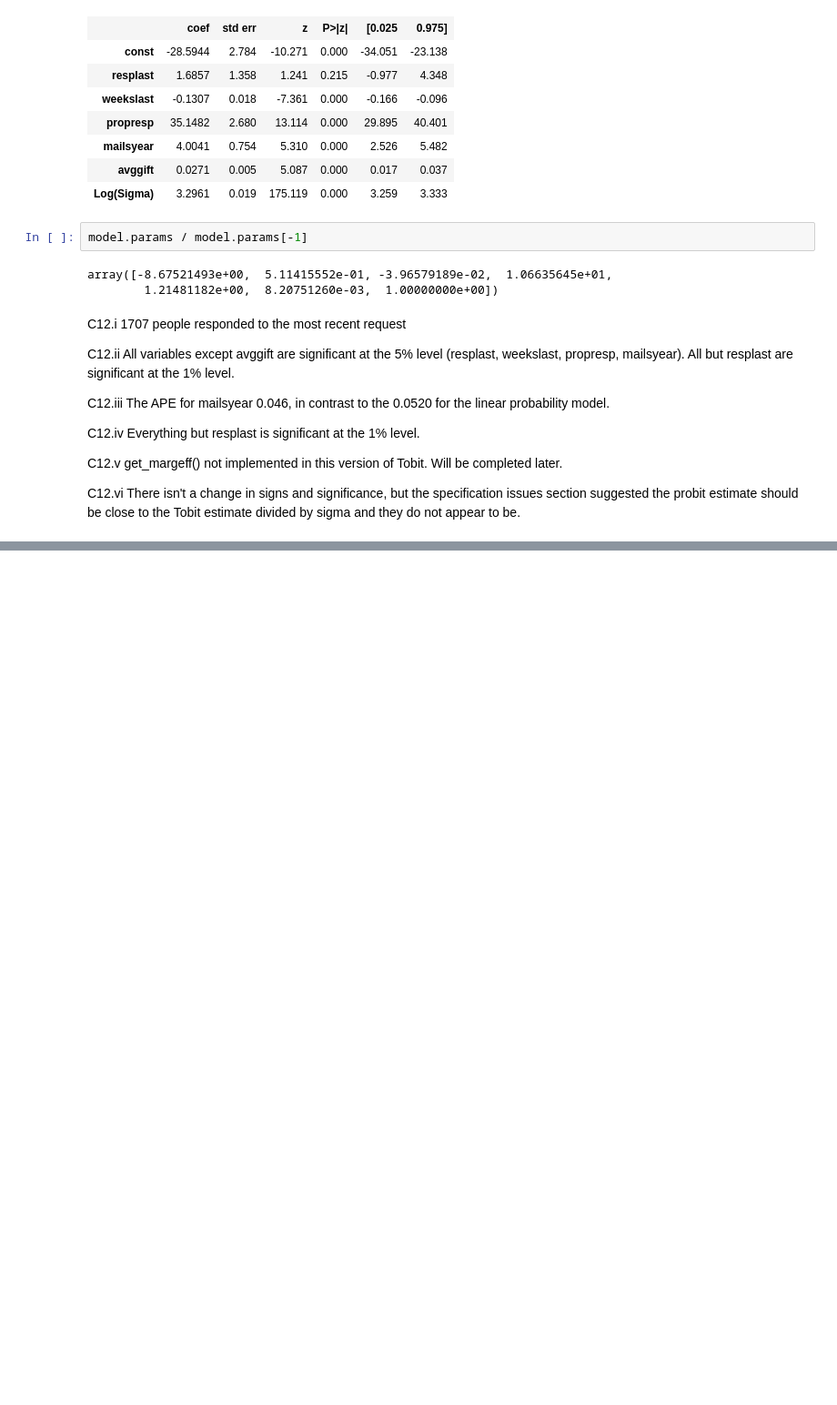
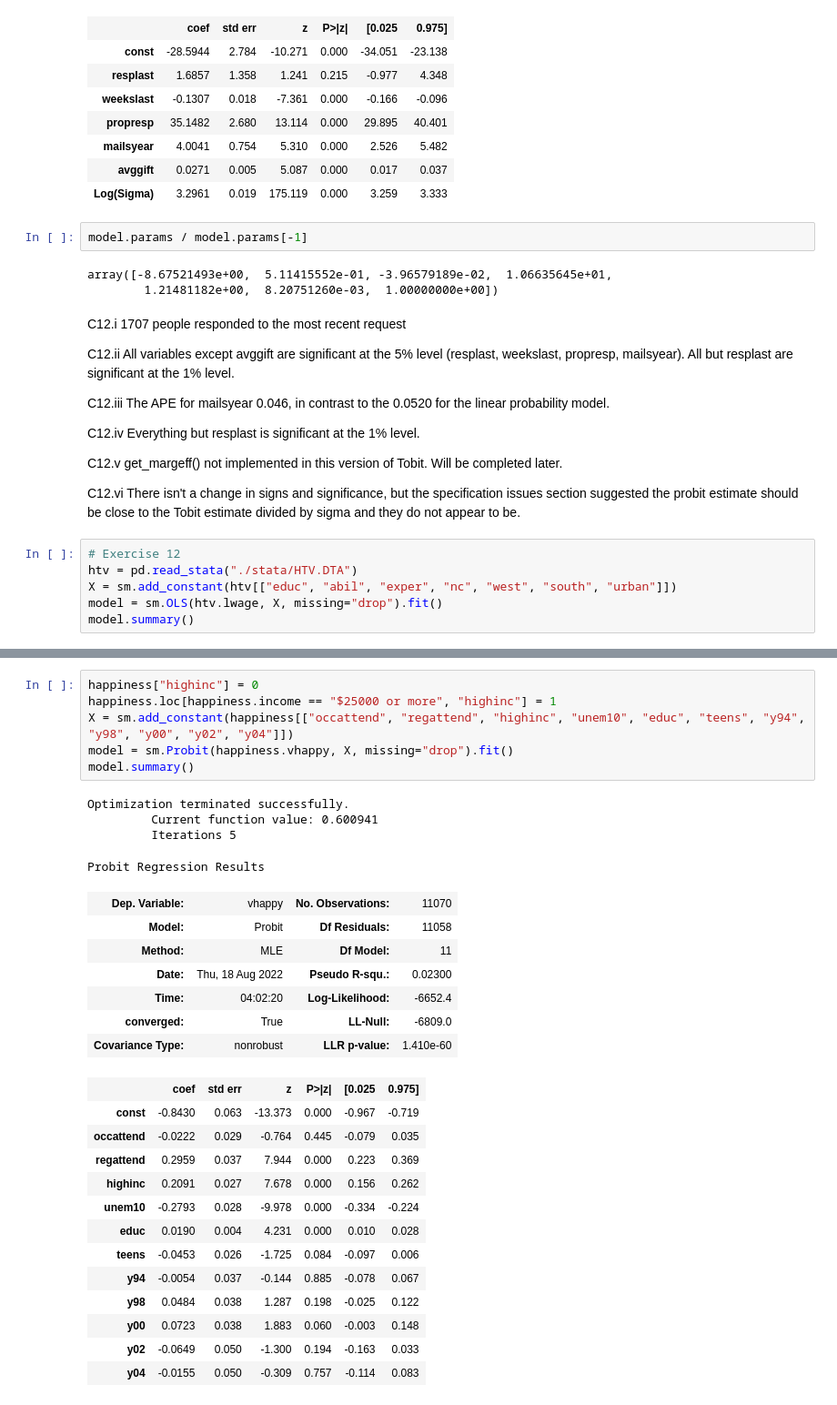
Before and after one commit to systemchalk/wooldridge_workbook, a Jupyter notebook: ch17.ipynb, the cells around one changed output, grey strips where cells are left out. Shown at 91% size. Cells and saved outputs as stored; diff of their text form; blank space fills up the shorter version.

```diff
--- a/ch17.ipynb
+++ b/ch17.ipynb
@@ -1586,3 +1600,9 @@ C12.iv Everything but resplast is significant at the 1% level.
 C12.v get_margeff() not implemented in this version of Tobit. Will be completed later.
 
 C12.vi There isn't a change in signs and significance, but the specification issues section suggested the probit estimate should be close to the Tobit estimate divided by sigma and they do not appear to be.
+# %%
+# Exercise 12
+htv = pd.read_stata("./stata/HTV.DTA")
+X = sm.add_constant(htv[["educ", "abil", "exper", "nc", "west", "south", "urban"]])
+model = sm.OLS(htv.lwage, X, missing="drop").fit()
+model.summary()
@@ -1588,0 +1778,31 @@ C12.vi There isn't a change in signs and significance, but the specification iss
+# %%
+happiness["highinc"] = 0
+happiness.loc[happiness.income == "$25000 or more", "highinc"] = 1
+X = sm.add_constant(happiness[["occattend", "regattend", "highinc", "unem10", "educ", "teens", "y94", "y98", "y00", "y02", "y04"]])
+model = sm.Probit(happiness.vhappy, X, missing="drop").fit()
+model.summary()
+# %% [output]
+Optimization terminated successfully.
+         Current function value: 0.600941
+         Iterations 5
+Probit Regression Results
+| Dep. Variable: | vhappy | No. Observations: | 11070 |
+| Model: | Probit | Df Residuals: | 11058 |
+| Method: | MLE | Df Model: | 11 |
+| Date: | Thu, 18 Aug 2022 | Pseudo R-squ.: | 0.02300 |
+| Time: | 04:02:20 | Log-Likelihood: | -6652.4 |
+| converged: | True | LL-Null: | -6809.0 |
+| Covariance Type: | nonrobust | LLR p-value: | 1.410e-60 |
+|  | coef | std err | z | P>|z| | [0.025 | 0.975] |
+| const | -0.8430 | 0.063 | -13.373 | 0.000 | -0.967 | -0.719 |
+| occattend | -0.0222 | 0.029 | -0.764 | 0.445 | -0.079 | 0.035 |
+| regattend | 0.2959 | 0.037 | 7.944 | 0.000 | 0.223 | 0.369 |
+| highinc | 0.2091 | 0.027 | 7.678 | 0.000 | 0.156 | 0.262 |
+| unem10 | -0.2793 | 0.028 | -9.978 | 0.000 | -0.334 | -0.224 |
+| educ | 0.0190 | 0.004 | 4.231 | 0.000 | 0.010 | 0.028 |
+| teens | -0.0453 | 0.026 | -1.725 | 0.084 | -0.097 | 0.006 |
+| y94 | -0.0054 | 0.037 | -0.144 | 0.885 | -0.078 | 0.067 |
+| y98 | 0.0484 | 0.038 | 1.287 | 0.198 | -0.025 | 0.122 |
+| y00 | 0.0723 | 0.038 | 1.883 | 0.060 | -0.003 | 0.148 |
+| y02 | -0.0649 | 0.050 | -1.300 | 0.194 | -0.163 | 0.033 |
+| y04 | -0.0155 | 0.050 | -0.309 | 0.757 | -0.114 | 0.083 |
```
Also changed, not shown: parts of 44 cells of this notebook.
